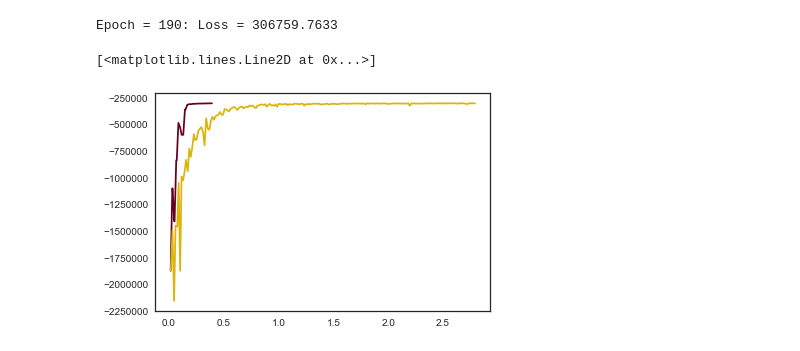
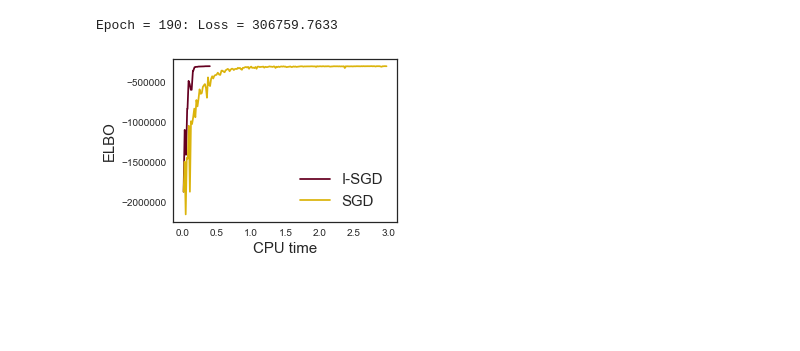
Before and after one commit to sevvi/uai-experiments, a Jupyter notebook: uai-general-reparam-gradient.ipynb, the cells around one changed output. Saved outputs shown, nothing was run; the diff lists cells and outputs as text; code cells hidden in the pictures; blank space fills up the shorter version.

```diff
--- a/uai-general-reparam-gradient.ipynb
+++ b/uai-general-reparam-gradient.ipynb
@@ -250,37 +250,47 @@ class Inference(object):
 # %%
 N = 1000
 D = 100
 batch_size = 1000
 epochs = 200
 samples = 1
 learning_rate = 0.1
 seed = 111
 npr.seed(seed)
 data = 5 * npr.randn(N*D).reshape([N,D])
 
 N = data.shape[0]
 D = data.shape[1]
 model = Normal(data)
 
 npr.seed(seed)
 params = {}
 params['mu'] = {'mean': npr.randn(D), 'sigma': npr.randn(D)}
 params['tau'] = {'mean': npr.randn(D), 'sigma': npr.randn(D)}
 inference = Inference(model, params)
 inference.run(epochs, batch_size, samples, learning_rate, 'iSGD')
-plt.plot(np.cumsum(inference.time), -inference.F, color = colors[0])
+plt.plot(np.cumsum(inference.time), -inference.F, color = colors[0], label = 'I-SGD')
 
 npr.seed(seed)
 params = {}
 params['mu'] = {'mean': npr.randn(D), 'sigma': npr.randn(D)}
 params['tau'] = {'mean': npr.randn(D), 'sigma': npr.randn(D)}
 inference = Inference(model, params)
 inference.run(epochs, batch_size, samples, learning_rate, 'SGD')
-plt.plot(np.cumsum(inference.time), -inference.F, color = colors[1])
+plt.plot(np.cumsum(inference.time), -inference.F, color = colors[1], label = 'SGD')
+
+
+
+fig = plt.gcf()
+fig.set_size_inches(4,3)
+plt.ylabel('ELBO', fontsize = 15)
+plt.xlabel('CPU time', fontsize = 15)
+plt.xticks(fontsize = 10)
+plt.yticks(fontsize = 10)
+plt.legend(loc = 4, fontsize = 15)
+plt.savefig('/home/sakaya/MUPI/papers/uai17importance/normal-elbo.png', dpi=300, bbox_inches= 'tight')
 # %% [output]
 Epoch = 190: Loss = 306759.7633
-[<matplotlib.lines.Line2D at 0x...>]
-[figure, old version]
+[figure, new version]
 # %%
 
 def log_density(x):
```
Also changed, not shown: parts of 1 cell of this notebook, 15 other files.
